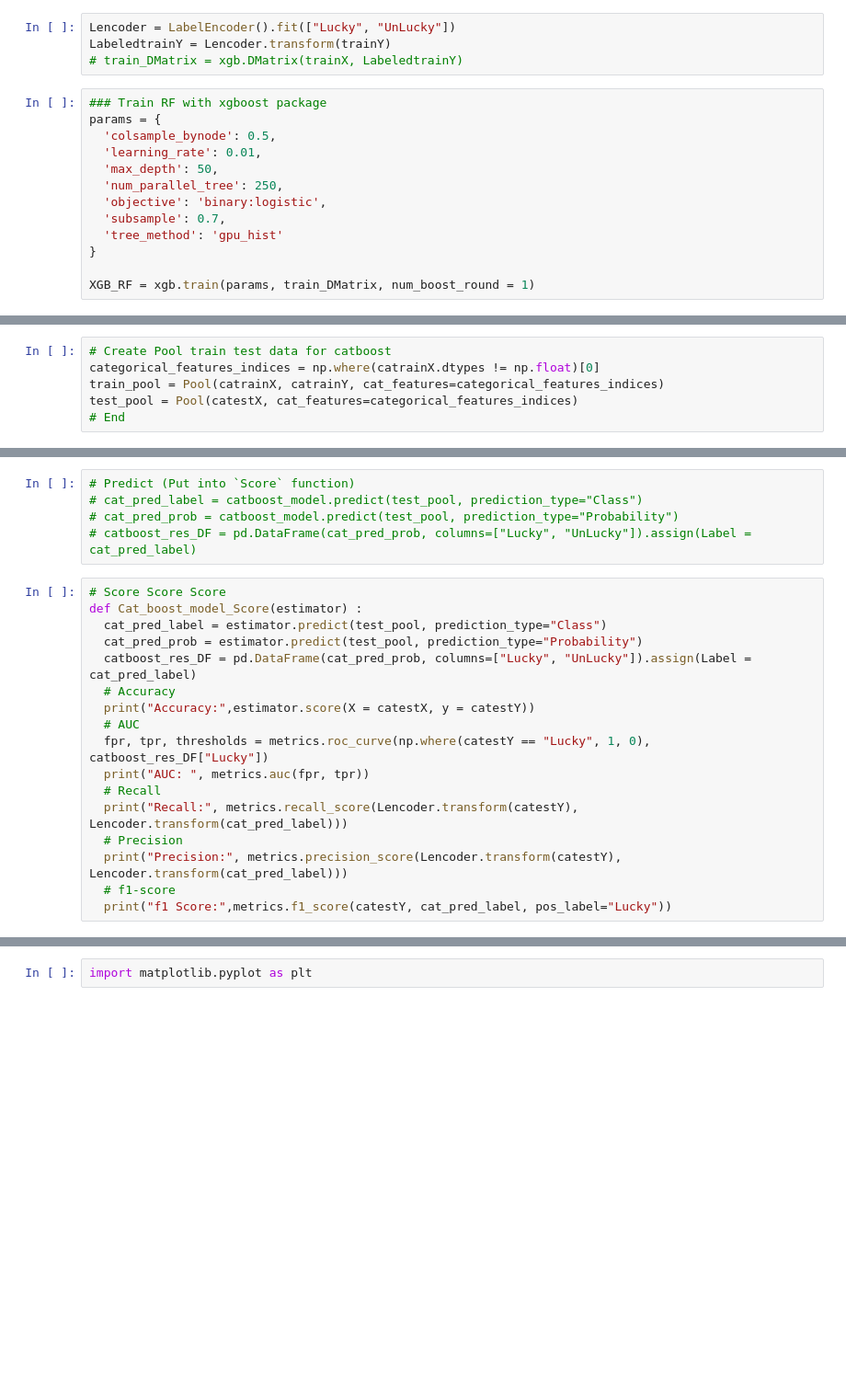
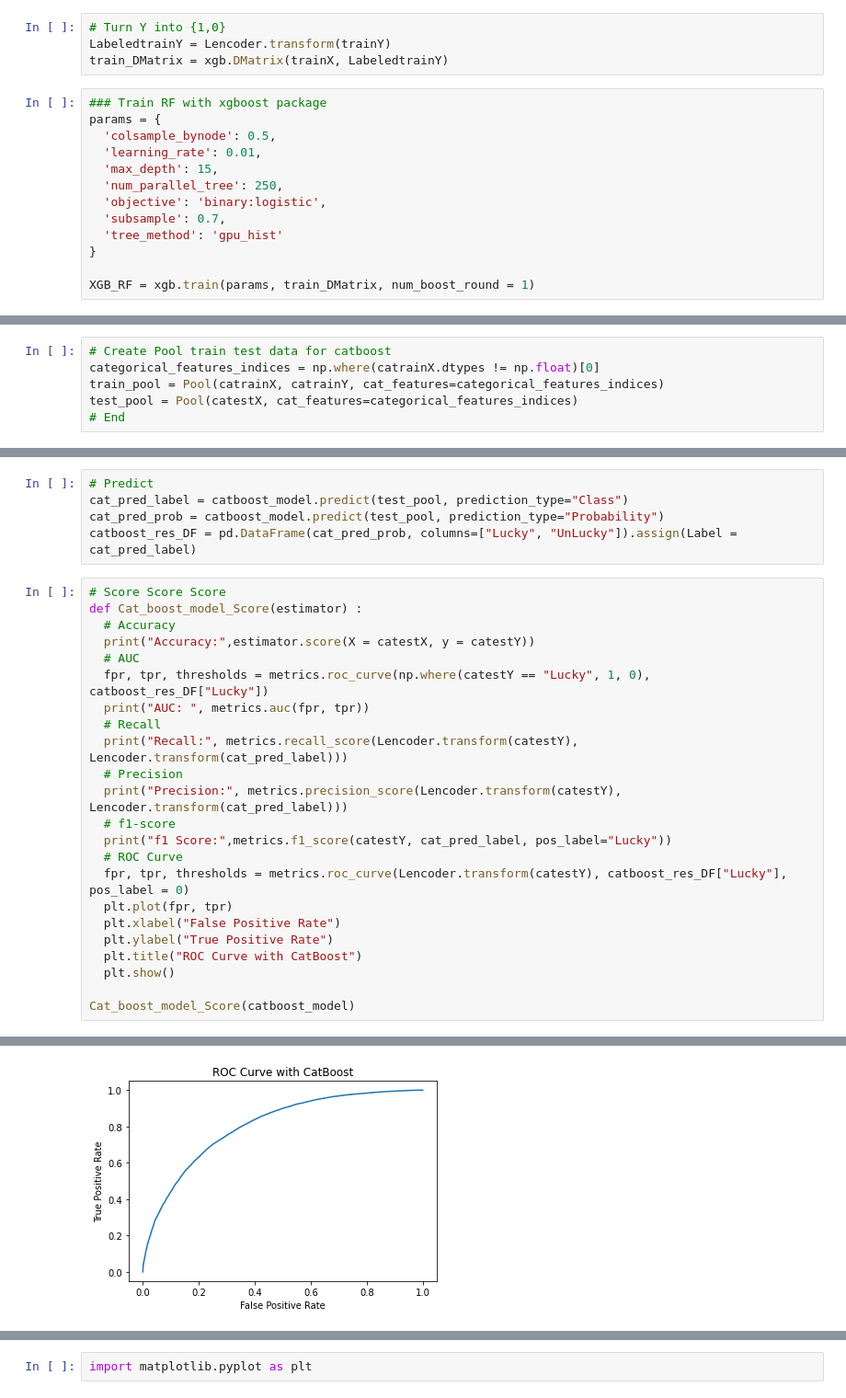
Before and after one commit to ChenTaHung/Business-Data-Analytics, a Jupyter notebook: Business_Data_Analytics_Model_Training.ipynb, the cells around one changed output, grey strips where cells are left out. Shown at 92% size. Cells and saved outputs as stored; diff of their text form; blank space fills up the shorter version.

```diff
--- a/Business_Data_Analytics_Model_Training.ipynb
+++ b/Business_Data_Analytics_Model_Training.ipynb
@@ -127,15 +113,15 @@ Lencoder = LabelEncoder().fit(["Lucky", "UnLucky"])
 # %%
 import xgboost as xgb
 # %%
-Lencoder = LabelEncoder().fit(["Lucky", "UnLucky"])
+# Turn Y into {1,0}
 LabeledtrainY = Lencoder.transform(trainY)
-# train_DMatrix = xgb.DMatrix(trainX, LabeledtrainY)
+train_DMatrix = xgb.DMatrix(trainX, LabeledtrainY)
 # %%
 ### Train RF with xgboost package
 params = {
   'colsample_bynode': 0.5,
   'learning_rate': 0.01,
-  'max_depth': 50,
+  'max_depth': 15,
   'num_parallel_tree': 250,
   'objective': 'binary:logistic',
   'subsample': 0.7,
@@ -234,16 +224,13 @@ catboost_model.fit(train_pool)
 # %% [output]
 <catboost.core.CatBoostClassifier at 0x...>
 # %%
-# Predict (Put into `Score` function)
-# cat_pred_label = catboost_model.predict(test_pool, prediction_type="Class")
-# cat_pred_prob = catboost_model.predict(test_pool, prediction_type="Probability")
-# catboost_res_DF = pd.DataFrame(cat_pred_prob, columns=["Lucky", "UnLucky"]).assign(Label = cat_pred_label)
+# Predict
+cat_pred_label = catboost_model.predict(test_pool, prediction_type="Class")
+cat_pred_prob = catboost_model.predict(test_pool, prediction_type="Probability")
+catboost_res_DF = pd.DataFrame(cat_pred_prob, columns=["Lucky", "UnLucky"]).assign(Label = cat_pred_label)
 # %%
 # Score Score Score
 def Cat_boost_model_Score(estimator) :
-  cat_pred_label = estimator.predict(test_pool, prediction_type="Class")
-  cat_pred_prob = estimator.predict(test_pool, prediction_type="Probability")
-  catboost_res_DF = pd.DataFrame(cat_pred_prob, columns=["Lucky", "UnLucky"]).assign(Label = cat_pred_label)
   # Accuracy
   print("Accuracy:",estimator.score(X = catestX, y = catestY))
   # AUC
@@ -255,3 +242,13 @@ def Cat_boost_model_Score(estimator) :
   print("Precision:", metrics.precision_score(Lencoder.transform(catestY), Lencoder.transform(cat_pred_label)))
   # f1-score
   print("f1 Score:",metrics.f1_score(catestY, cat_pred_label, pos_label="Lucky"))
+  # ROC Curve
+  fpr, tpr, thresholds = metrics.roc_curve(Lencoder.transform(catestY), catboost_res_DF["Lucky"], pos_label = 0)
+  plt.plot(fpr, tpr)
+  plt.xlabel("False Positive Rate")
+  plt.ylabel("True Positive Rate")
+  plt.title("ROC Curve with CatBoost")
+  plt.show()
+
+Cat_boost_model_Score(catboost_model)
+# %% [output]
@@ -257,0 +260 @@ def Cat_boost_model_Score(estimator) :
+[figure, added]
```
Also changed, not shown: parts of 33 cells of this notebook.
